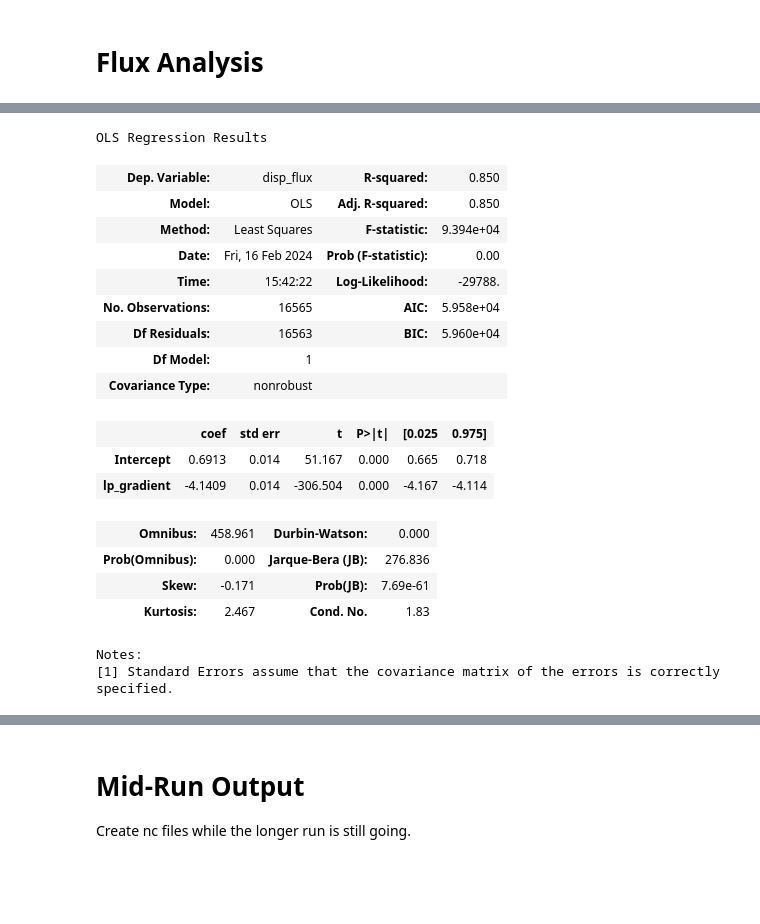
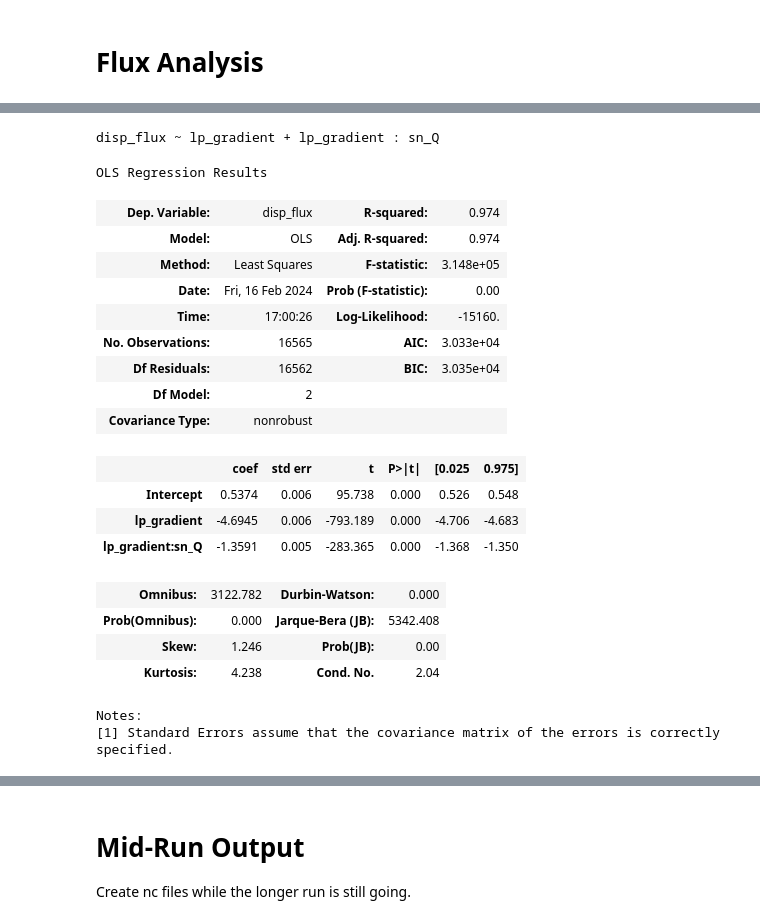
Before and after one commit to rustychris/lsb_flux_estimates, a Jupyter notebook: plot_lsb_tracer_00.ipynb, the cells around one changed output, grey strips where cells are left out. Saved outputs shown, nothing was run; the diff lists cells and outputs as text; code cells hidden in the pictures; blank space fills up the shorter version.

```diff
--- a/plot_lsb_tracer_00.ipynb
+++ b/plot_lsb_tracer_00.ipynb
@@ -50,6 +51,7 @@ def transect_flow(run_dir,hydro,transect_name,force=False):
 # %%
 g=unstructured_grid.UnstructuredGrid.read_ugrid(map_ds)
 shore=g.boundary_polygon()
+tri,tri_srcs=g.mpl_triangulation(return_sources=True)
 if 0:
     fig,ax=plt.subplots(figsize=(9.5,8))
     ax.set_adjustable('datalim')
@@ -80,0 +104,26 @@ ax.axis( (576015., 593479., 4140885., 4152402.))
+# %%
+# In-pond distribution of concentration
+zoom=(583787., 593113., 4139756., 4147609.)
+cell_in_zoom=g.cell_clip_mask(zoom)
+
+for field in ['pond_chl','pond_agec','san_jose']:
+    fig,ax=plt.subplots(figsize=(9.5,8))
+
+    scal=map_ds[field].isel(layer=0,time=-1)
+    dry=map_ds['LocalDepth'].isel(layer=0,time=-1).values<0.01
+    scal=np.where(dry,np.nan,scal)
+
+    cmax=1.2*np.percentile(scal[np.isfinite(scal)&cell_in_zoom],94)
+
+    tri_scalar=scal[tri_srcs]
+    coll=ax.tripcolor(tri,facecolors=scal[tri_srcs],cmap='turbo',clim=[0,cmax])
+
+    plot_wkb.plot_wkb(shore,fc='0.8',lw=0.4,zorder=-1)
+    plot_wkb.plot_wkb(shore,fc='none',ec='k',lw=0.4,zorder=3)
+
+    ax.set_position([0,0,1,1])
+    ax.axis('off')
+    ax.axis('equal')
+    ax.axis( zoom)
+    cax=fig.add_axes([0.05,0.1,0.35,0.03])
+    plt.colorbar(coll,cax=cax,label=field,orientation='horizontal')
@@ -364,0 +457,7 @@ gfa.df()
+# %%
+gfa_pond=GroupFluxAnalysis(up_station='s_notch',flux_station='alv1',mid_station='s_alv1',
+                           down_station='s_alv2')
+
+fig=gfa_pond.plot_fit()
+fig.axes[0].axhline(0,color='k',lw=0.5,alpha=0.5,zorder=-1)
+fig.axes[0].axvline(0,color='k',lw=0.5,alpha=0.5,zorder=-1)
@@ -365,29 +499,38 @@ gfa.df()
 # %%
+#formula="disp_flux ~ lp_gradient" # 0.85
+#formula="disp_flux ~ lp_gradient + sn_Q" # 0.90
+formula="disp_flux ~ lp_gradient * sn_Q"  # 0.976!
+
+formula="disp_flux ~ lp_gradient + lp_gradient : sn_Q" # 0.974 !
+
+print(formula)
 df=gfa.df()
-result = smf.ols("disp_flux ~ lp_gradient",data=df).fit()
+result = smf.ols(formula,data=df).fit()
 df_ordered=df.sort_values('lp_gradient')
 y_ordered=result.predict(exog=df_ordered)
 ax=fig.axes[0]
 ax.plot(df_ordered['lp_gradient'],y_ordered,'k-',label='Fit')
 
 result.summary()
 # %% [output]
-OLS Regression Results
+disp_flux ~ lp_gradient + lp_gradient : sn_Q
+OLS Regression Results
-| Dep. Variable: | disp_flux | R-squared: | 0.850 |
-| Model: | OLS | Adj. R-squared: | 0.850 |
-| Method: | Least Squares | F-statistic: | 9.394e+04 |
+| Dep. Variable: | disp_flux | R-squared: | 0.974 |
+| Model: | OLS | Adj. R-squared: | 0.974 |
+| Method: | Least Squares | F-statistic: | 3.148e+05 |
 | Date: | Fri, 16 Feb 2024 | Prob (F-statistic): | 0.00 |
-| Time: | 15:42:22 | Log-Likelihood: | -29788. |
-| No. Observations: | 16565 | AIC: | 5.958e+04 |
-| Df Residuals: | 16563 | BIC: | 5.960e+04 |
-| Df Model: | 1 |  |  |
+| Time: | 17:00:26 | Log-Likelihood: | -15160. |
+| No. Observations: | 16565 | AIC: | 3.033e+04 |
+| Df Residuals: | 16562 | BIC: | 3.035e+04 |
+| Df Model: | 2 |  |  |
 | Covariance Type: | nonrobust |  |  |
 |  | coef | std err | t | P>|t| | [0.025 | 0.975] |
-| Intercept | 0.6913 | 0.014 | 51.167 | 0.000 | 0.665 | 0.718 |
-| lp_gradient | -4.1409 | 0.014 | -306.504 | 0.000 | -4.167 | -4.114 |
+| Intercept | 0.5374 | 0.006 | 95.738 | 0.000 | 0.526 | 0.548 |
+| lp_gradient | -4.6945 | 0.006 | -793.189 | 0.000 | -4.706 | -4.683 |
+| lp_gradient:sn_Q | -1.3591 | 0.005 | -283.365 | 0.000 | -1.368 | -1.350 |
-| Omnibus: | 458.961 | Durbin-Watson: | 0.000 |
-| Prob(Omnibus): | 0.000 | Jarque-Bera (JB): | 276.836 |
-| Skew: | -0.171 | Prob(JB): | 7.69e-61 |
-| Kurtosis: | 2.467 | Cond. No. | 1.83 |
+| Omnibus: | 3122.782 | Durbin-Watson: | 0.000 |
+| Prob(Omnibus): | 0.000 | Jarque-Bera (JB): | 5342.408 |
+| Skew: | 1.246 | Prob(JB): | 0.00 |
+| Kurtosis: | 4.238 | Cond. No. | 2.04 |
-Notes:
-[1] Standard Errors assume that the covariance matrix of the errors is correctly specified.
+Notes:
+[1] Standard Errors assume that the covariance matrix of the errors is correctly specified.
```
Also changed, not shown: parts of 22 cells of this notebook, 1 other file.
